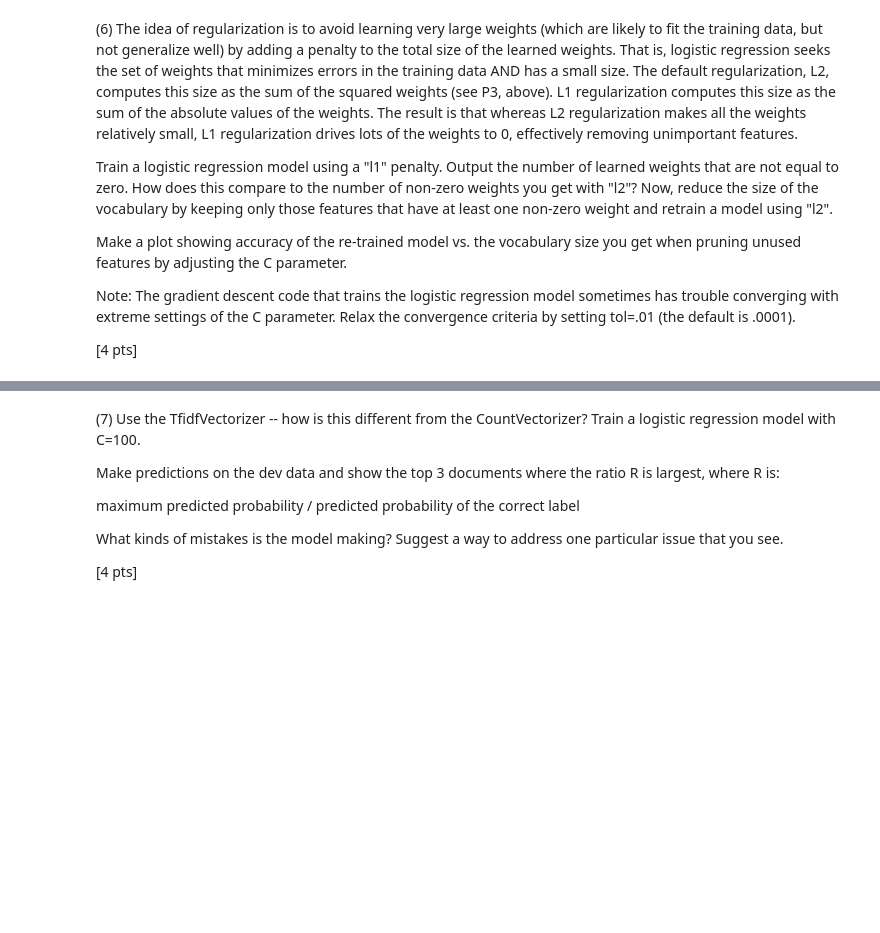
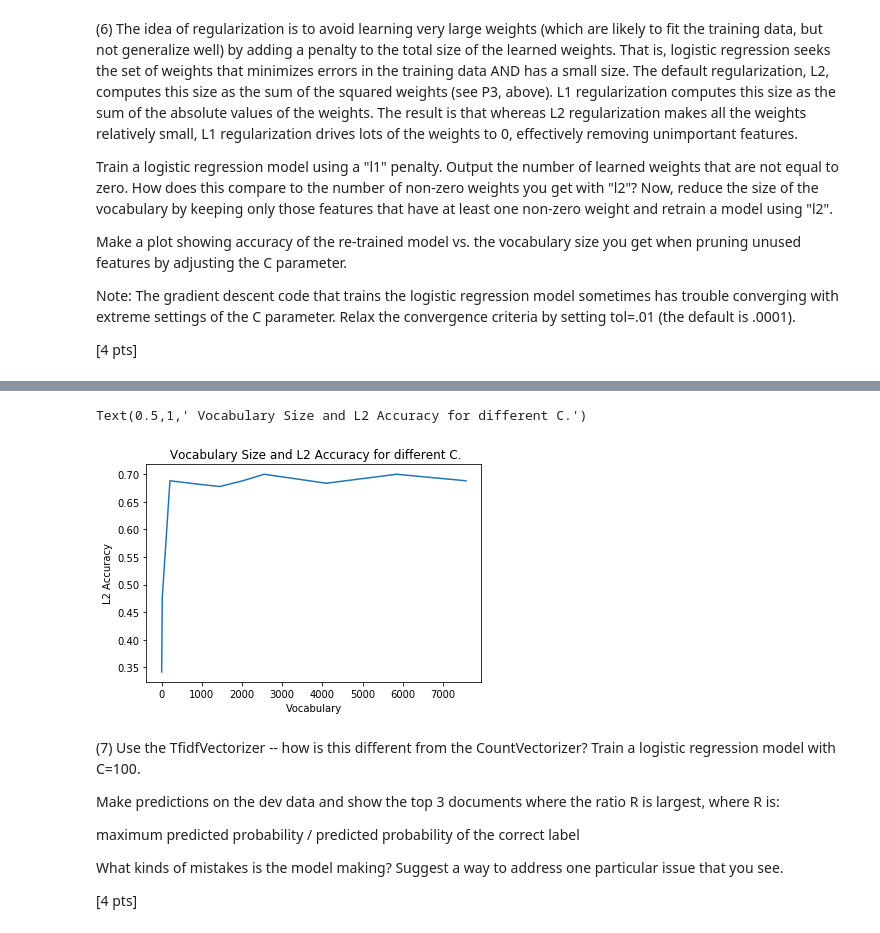
Before and after one commit to prabaskrishnan/MIDS, a Jupyter notebook: w207/Praba_Santhanakrishnan_p2.ipynb, the cells around one changed output, grey strips where cells are left out. Cells and saved outputs as stored; diff of their text form; code cells hidden in the pictures; blank space fills up the shorter version.

```diff
--- a/w207/Praba_Santhanakrishnan_p2.ipynb
+++ b/w207/Praba_Santhanakrishnan_p2.ipynb
@@ -516,14 +516,68 @@ Make a plot showing accuracy of the re-trained model vs. the vocabulary size you
 Note: The gradient descent code that trains the logistic regression model sometimes has trouble converging with extreme settings of the C parameter. Relax the convergence criteria by setting tol=.01 (the default is .0001).
 
 [4 pts]
-# %%
-def P6():
-    # Keep this random seed here to make comparison easier.
-    np.random.seed(0)
-
-    ### STUDENT START ###
-
-
-
-    ### STUDENT END ###
-P6()
+# %%
+def P6(c=1.0, output=False):
+    # Keep this random seed here to make comparison easier.
+    np.random.seed(0)
+
+    ### STUDENT START ###
+    vectorizer = CountVectorizer()
+    vectorizer.fit(train_data)
+    vector_train_data = vectorizer.transform(train_data)
+    vector_dev_data = vectorizer.transform(dev_data)
+
+
+    #  regression model using a "l1" penalty.
+    fit_model = LogisticRegression(C=c,penalty='l1', tol=0.01)
+    fit_model.fit(vector_train_data, train_labels)
+    num_nonzero_weights_l1 = np.sum(fit_model.coef_ != 0)
+    weights_l1 = fit_model.coef_
+    if output == True: print('Number of non-zero weights using l1 regularization is {0}'.format(num_nonzero_weights_l1))
+
+    #  regression model using a "l2" penalty.
+    fit_model = LogisticRegression(C=c,penalty='l2', tol=0.01)
+    fit_model.fit(vector_train_data, train_labels)
+    num_nonzero_weights_l2 = np.sum(fit_model.coef_ != 0)
+    weights_l2 = fit_model.coef_
+    if output == True: print('Number of non-zero weights using l2 regularization is {0}'.format(num_nonzero_weights_l2))
+
+    #reduce the size of the vocabulary by keeping only those features that have at least one non-zero weight
+    total_num_of_nonzero_weights = np.sum(weights_l1 != 0, axis = 0)
+    indices_nonzero_weight = np.where(total_num_of_nonzero_weights > 0)
+    reduced_vocabulary = set(np.array(vectorizer.get_feature_names())[indices_nonzero_weight[0]])
+    if output == True: print ('Number of features that have at least one non-zero weight is {0}'.format(len(reduced_vocabulary)))
+
+    #  retrain model using a "l2" penalty.
+    vectorizer = CountVectorizer(vocabulary = reduced_vocabulary)
+    vector_train_data = vectorizer.transform(train_data)
+    vector_dev_data = vectorizer.transform(dev_data)
+
+    fit_model = LogisticRegression(C=c, penalty='l2', tol=0.01)
+    fit_model.fit(vector_train_data, train_labels)
+    num_nonzero_weights_l2 = np.sum(fit_model.coef_ != 0)
+    weights_l2 = fit_model.coef_
+    if output == True: print('Number of non-zero weights using l2 regularization with reduced vocabulary is {0}'.format(num_nonzero_weights_l2))
+    accuracy = fit_model.score(vector_dev_data, dev_labels)
+    return len(reduced_vocabulary), accuracy
+    ### STUDENT END ###
+
+P6(output=True)
+
+Cs = [0.001, 0.01, 0.1, 1.0, 2.0, 5.0, 10.0, 20.0, 50.0, 100.0]
+results = np.array(['C', 'Vocabulary Size', 'l2 Accuracy'])
+for c in Cs:
+    vocabulary, accuracy = P6(c)
+    results = np.vstack((results, np.array([c, vocabulary, accuracy])))
+
+
+np.set_printoptions(linewidth=200, formatter={'all':lambda x: '{0}'.format(str(x).rjust(18))})
+print('\n')
+print (results)
+print('\n')
+plt.figure()
+plt.plot(results[1:, 1].astype(float), results[1:, 2].astype(float))
+plt.xlabel('Vocabulary')
+plt.ylabel('L2 Accuracy')
+plt.title(' Vocabulary Size and L2 Accuracy for different C.')
+# %% [output]
@@ -530,3 +601,5 @@ P6()
+Text(0.5,1,' Vocabulary Size and L2 Accuracy for different C.')
+[figure, added]
 # %% [markdown]
 (7) Use the TfidfVectorizer -- how is this different from the CountVectorizer? Train a logistic regression model with C=100.
 
```
Also changed, not shown: parts of 2 cells of this notebook.
